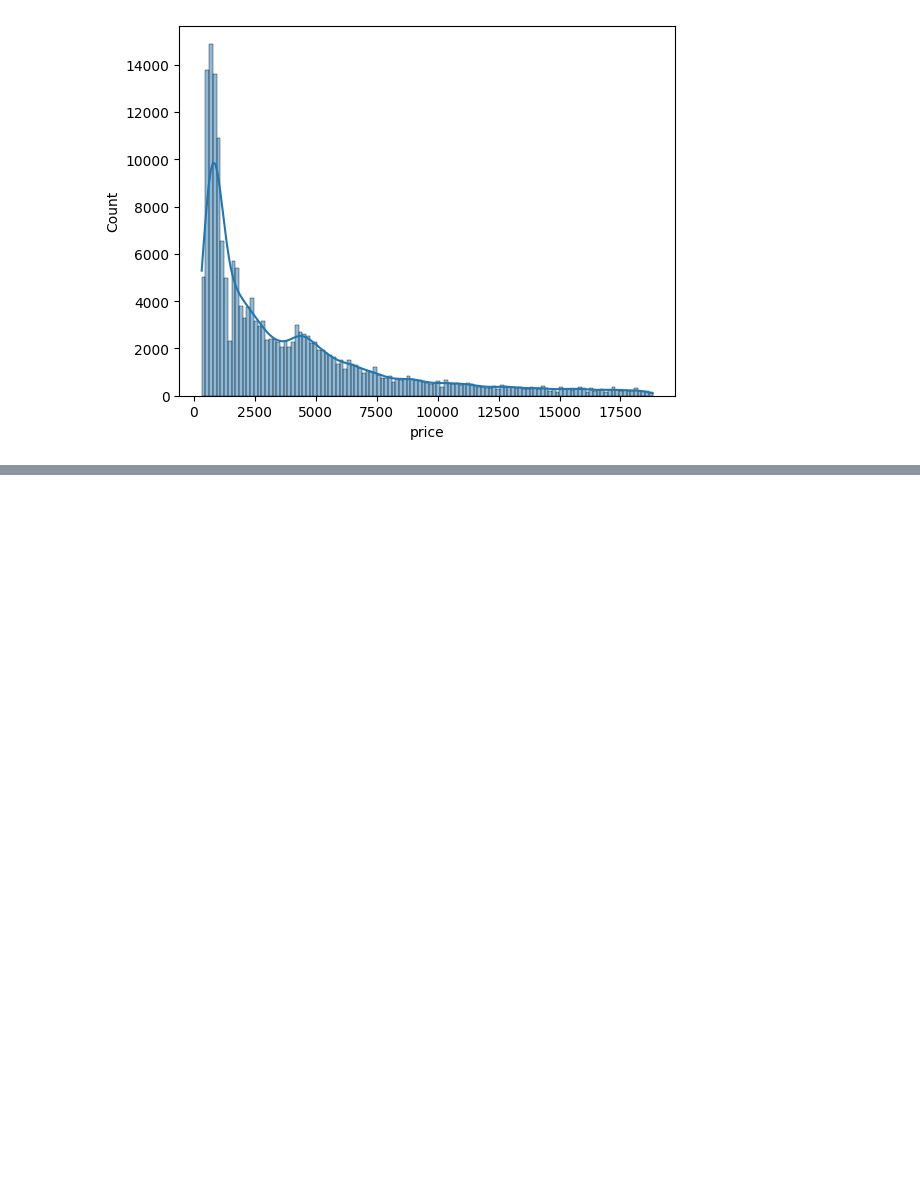
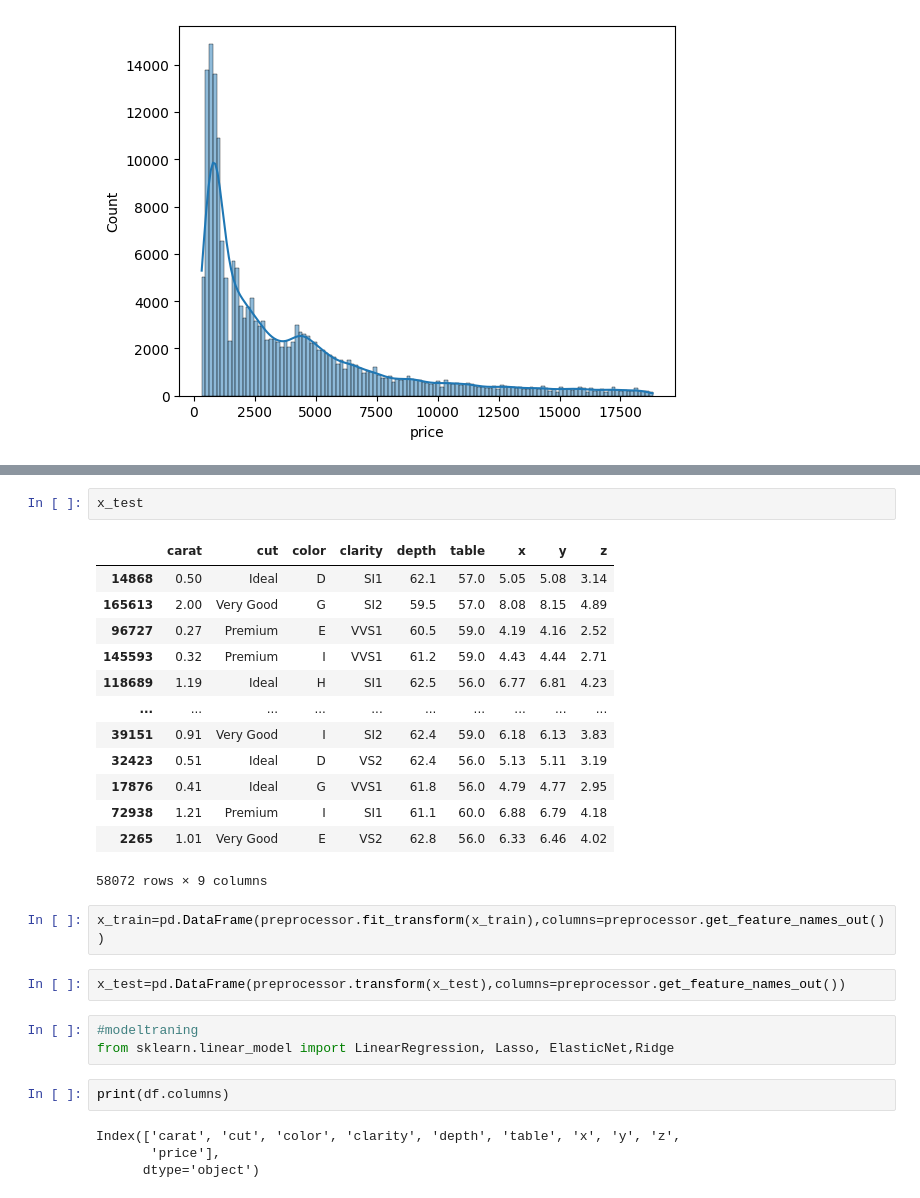
Before and after one commit to Ranjit1818/housepriceprediction, a Jupyter notebook: notebooks/data/eda.ipynb, the cells around one changed output, grey strips where cells are left out. Saved outputs shown, nothing was run; the diff lists cells and outputs as text; blank space fills up the shorter version.

```diff
--- a/notebooks/data/eda.ipynb
+++ b/notebooks/data/eda.ipynb
@@ -177,0 +433,29 @@ NameError: name 'df' is not defined
+# %%
+x_test
+# %% [output]
+|  | carat | cut | color | clarity | depth | table | x | y | z |
+| 14868 | 0.50 | Ideal | D | SI1 | 62.1 | 57.0 | 5.05 | 5.08 | 3.14 |
+| 165613 | 2.00 | Very Good | G | SI2 | 59.5 | 57.0 | 8.08 | 8.15 | 4.89 |
+| 96727 | 0.27 | Premium | E | VVS1 | 60.5 | 59.0 | 4.19 | 4.16 | 2.52 |
+| 145593 | 0.32 | Premium | I | VVS1 | 61.2 | 59.0 | 4.43 | 4.44 | 2.71 |
+| 118689 | 1.19 | Ideal | H | SI1 | 62.5 | 56.0 | 6.77 | 6.81 | 4.23 |
+| ... | ... | ... | ... | ... | ... | ... | ... | ... | ... |
+| 39151 | 0.91 | Very Good | I | SI2 | 62.4 | 59.0 | 6.18 | 6.13 | 3.83 |
+| 32423 | 0.51 | Ideal | D | VS2 | 62.4 | 56.0 | 5.13 | 5.11 | 3.19 |
+| 17876 | 0.41 | Ideal | G | VVS1 | 61.8 | 56.0 | 4.79 | 4.77 | 2.95 |
+| 72938 | 1.21 | Premium | I | SI1 | 61.1 | 60.0 | 6.88 | 6.79 | 4.18 |
+| 2265 | 1.01 | Very Good | E | VS2 | 62.8 | 56.0 | 6.33 | 6.46 | 4.02 |
+58072 rows × 9 columns
+# %%
+x_train=pd.DataFrame(preprocessor.fit_transform(x_train),columns=preprocessor.get_feature_names_out())
+# %%
+x_test=pd.DataFrame(preprocessor.transform(x_test),columns=preprocessor.get_feature_names_out())
+# %%
+#modeltraning
+from sklearn.linear_model import LinearRegression, Lasso, ElasticNet,Ridge
+# %%
+print(df.columns)
+# %% [output]
+Index(['carat', 'cut', 'color', 'clarity', 'depth', 'table', 'x', 'y', 'z',
+       'price'],
+      dtype='object')
```
Also changed, not shown: parts of 42 cells of this notebook, 49 other files.
